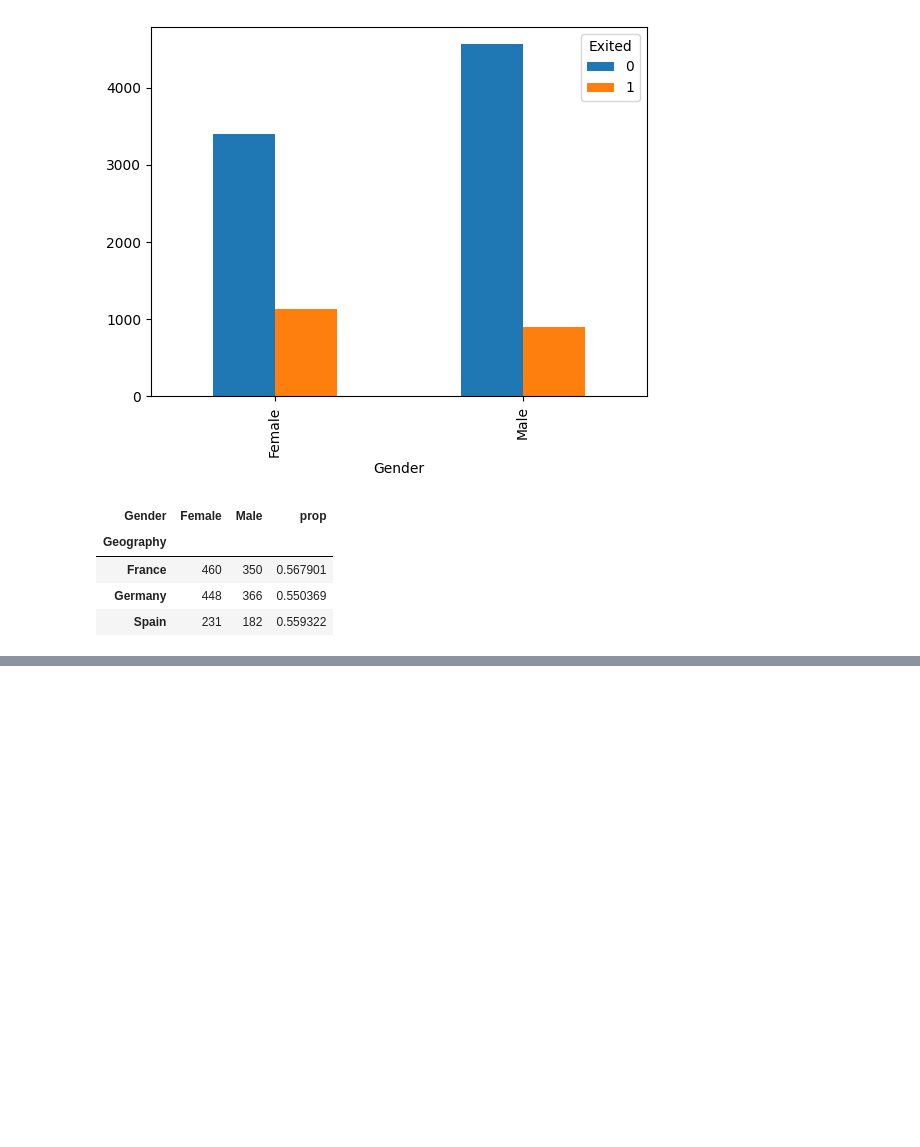
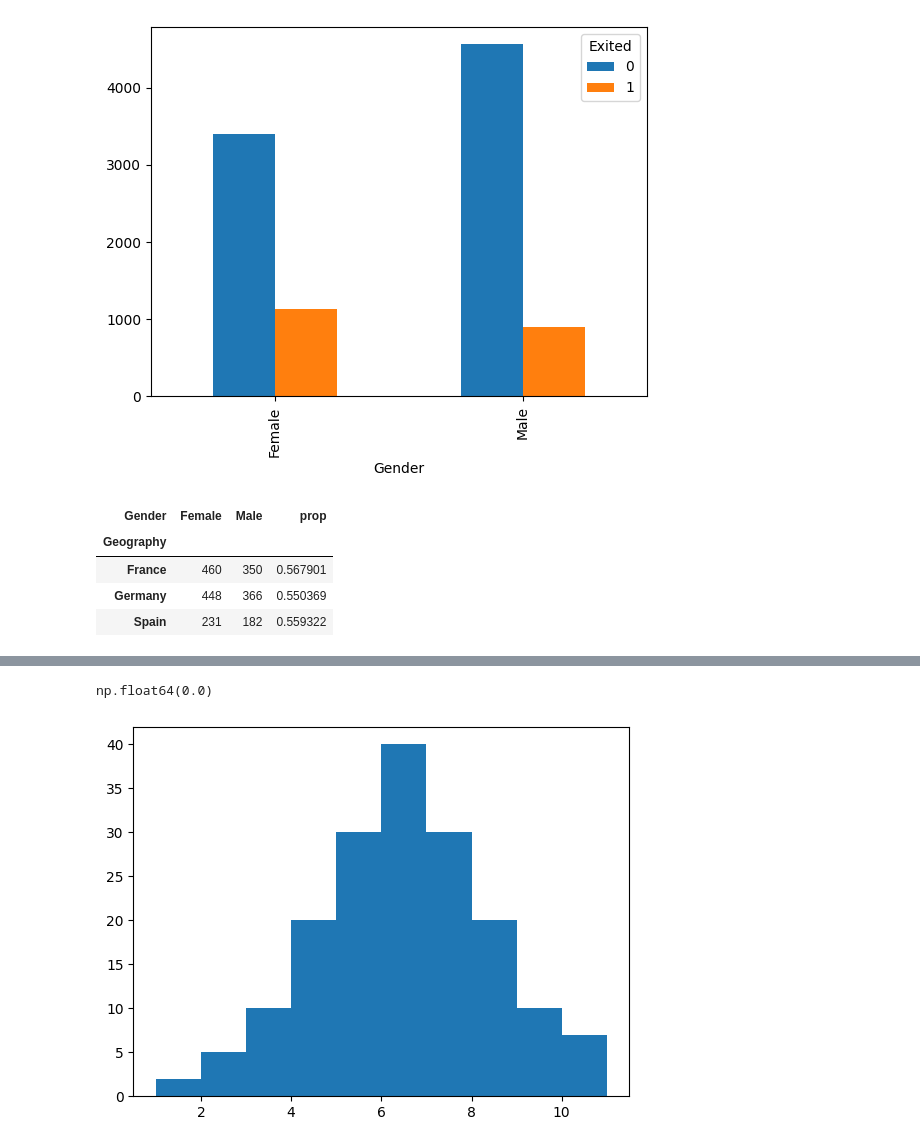
Before and after one commit to chaitanysaraswat/Advanced-Analytics-Using-Statistics, a Jupyter notebook: lecture8.ipynb, the cells around one changed output, grey strips where cells are left out. Saved outputs shown, nothing was run; the diff lists cells and outputs as text; code cells hidden in the pictures; blank space fills up the shorter version.

```diff
--- a/lecture8.ipynb
+++ b/lecture8.ipynb
@@ -404,0 +435,6 @@ df21
+# %%
+plt.hist(x3)
+scipy.stats.skew(x3)
+# %% [output]
+np.float64(0.0)
+[figure, added]
```
Also changed, not shown: parts of 19 cells of this notebook.
